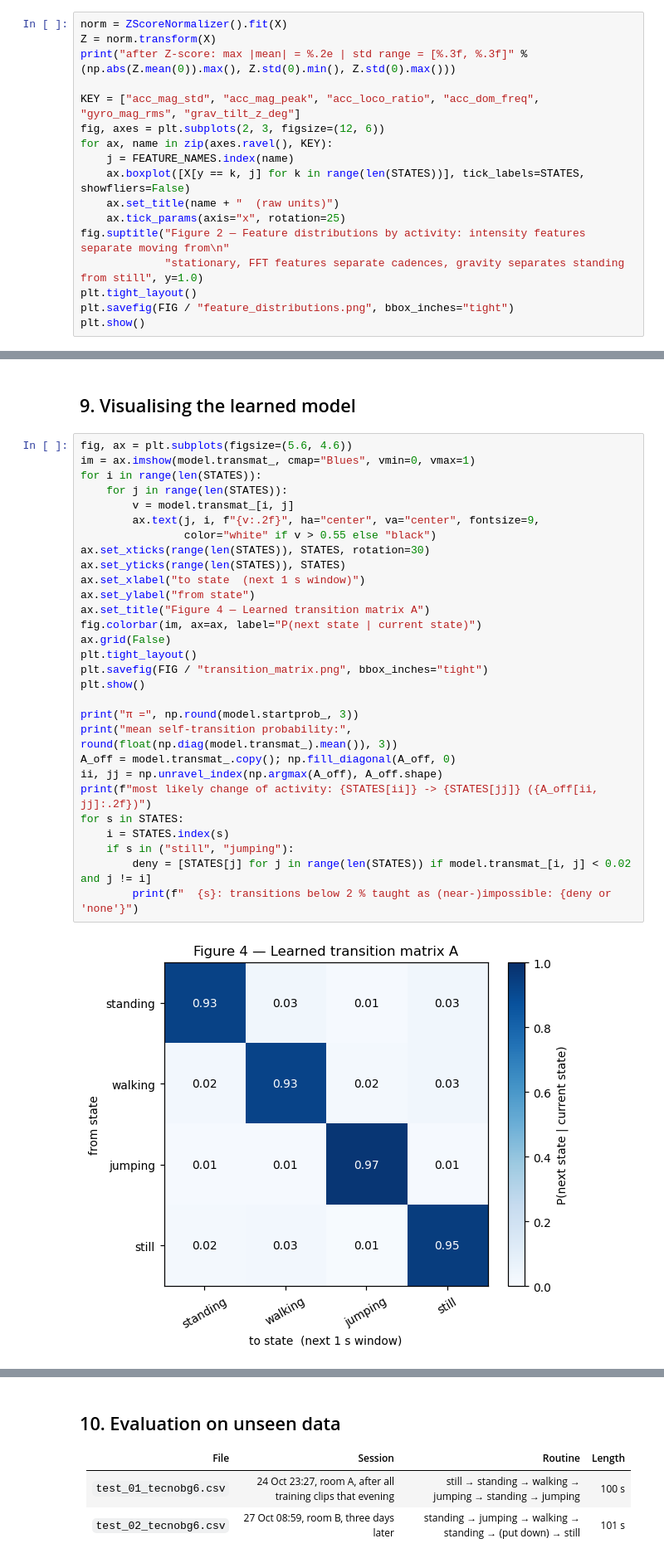
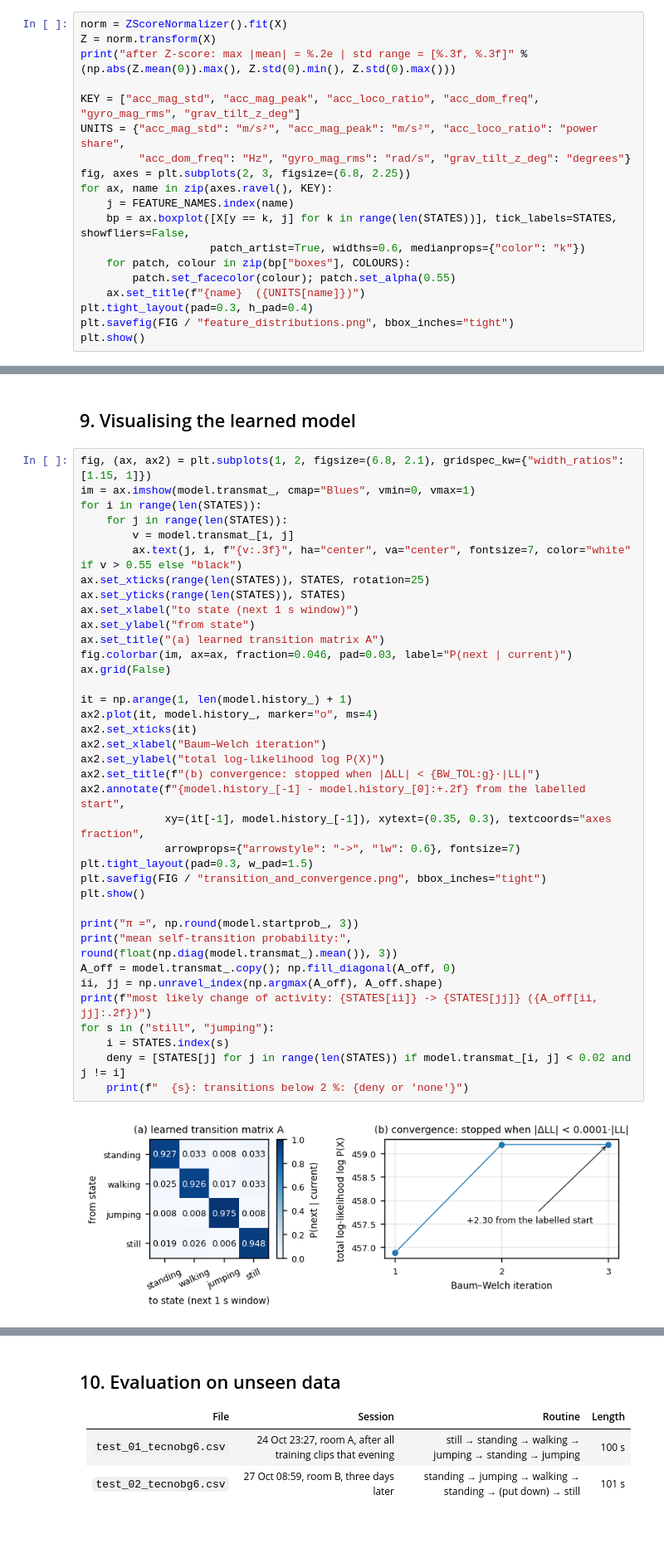
Before and after one commit to Elvin100s/hmm-activity-recognition, a Jupyter notebook: notebooks/HMM_Activity_Recognition.ipynb, the cells around one changed output, grey strips where cells are left out. Shown at 83% size. Cells and saved outputs as stored; diff of their text form; blank space fills up the shorter version.

```diff
--- a/notebooks/HMM_Activity_Recognition.ipynb
+++ b/notebooks/HMM_Activity_Recognition.ipynb
@@ -290,15 +289,17 @@ Z = norm.transform(X)
 print("after Z-score: max |mean| = %.2e | std range = [%.3f, %.3f]" % (np.abs(Z.mean(0)).max(), Z.std(0).min(), Z.std(0).max()))
 
 KEY = ["acc_mag_std", "acc_mag_peak", "acc_loco_ratio", "acc_dom_freq", "gyro_mag_rms", "grav_tilt_z_deg"]
-fig, axes = plt.subplots(2, 3, figsize=(12, 6))
+UNITS = {"acc_mag_std": "m/s²", "acc_mag_peak": "m/s²", "acc_loco_ratio": "power share",
+         "acc_dom_freq": "Hz", "gyro_mag_rms": "rad/s", "grav_tilt_z_deg": "degrees"}
+fig, axes = plt.subplots(2, 3, figsize=(6.8, 2.25))
 for ax, name in zip(axes.ravel(), KEY):
     j = FEATURE_NAMES.index(name)
-    ax.boxplot([X[y == k, j] for k in range(len(STATES))], tick_labels=STATES, showfliers=False)
-    ax.set_title(name + "  (raw units)")
-    ax.tick_params(axis="x", rotation=25)
-fig.suptitle("Figure 2 — Feature distributions by activity: intensity features separate moving from\n"
-             "stationary, FFT features separate cadences, gravity separates standing from still", y=1.0)
-plt.tight_layout()
+    bp = ax.boxplot([X[y == k, j] for k in range(len(STATES))], tick_labels=STATES, showfliers=False,
+                    patch_artist=True, widths=0.6, medianprops={"color": "k"})
+    for patch, colour in zip(bp["boxes"], COLOURS):
+        patch.set_facecolor(colour); patch.set_alpha(0.55)
+    ax.set_title(f"{name}  ({UNITS[name]})")
+plt.tight_layout(pad=0.3, h_pad=0.4)
 plt.savefig(FIG / "feature_distributions.png", bbox_inches="tight")
 plt.show()
 # %% [output]
@@ -470,36 +472,44 @@ best achievable with any permutation      : 1.000
 # %% [markdown]
 ## 9. Visualising the learned model
 # %%
-fig, ax = plt.subplots(figsize=(5.6, 4.6))
+fig, (ax, ax2) = plt.subplots(1, 2, figsize=(6.8, 2.1), gridspec_kw={"width_ratios": [1.15, 1]})
 im = ax.imshow(model.transmat_, cmap="Blues", vmin=0, vmax=1)
 for i in range(len(STATES)):
     for j in range(len(STATES)):
         v = model.transmat_[i, j]
-        ax.text(j, i, f"{v:.2f}", ha="center", va="center", fontsize=9,
-                color="white" if v > 0.55 else "black")
-ax.set_xticks(range(len(STATES)), STATES, rotation=30)
+        ax.text(j, i, f"{v:.3f}", ha="center", va="center", fontsize=7, color="white" if v > 0.55 else "black")
+ax.set_xticks(range(len(STATES)), STATES, rotation=25)
 ax.set_yticks(range(len(STATES)), STATES)
-ax.set_xlabel("to state  (next 1 s window)")
+ax.set_xlabel("to state (next 1 s window)")
 ax.set_ylabel("from state")
-ax.set_title("Figure 4 — Learned transition matrix A")
-fig.colorbar(im, ax=ax, label="P(next state | current state)")
+ax.set_title("(a) learned transition matrix A")
+fig.colorbar(im, ax=ax, fraction=0.046, pad=0.03, label="P(next | current)")
 ax.grid(False)
-plt.tight_layout()
-plt.savefig(FIG / "transition_matrix.png", bbox_inches="tight")
+
+it = np.arange(1, len(model.history_) + 1)
+ax2.plot(it, model.history_, marker="o", ms=4)
+ax2.set_xticks(it)
+ax2.set_xlabel("Baum–Welch iteration")
+ax2.set_ylabel("total log-likelihood log P(X)")
+ax2.set_title(f"(b) convergence: stopped when |ΔLL| < {BW_TOL:g}·|LL|")
+ax2.annotate(f"{model.history_[-1] - model.history_[0]:+.2f} from the labelled start",
+             xy=(it[-1], model.history_[-1]), xytext=(0.35, 0.3), textcoords="axes fraction",
+             arrowprops={"arrowstyle": "->", "lw": 0.6}, fontsize=7)
+plt.tight_layout(pad=0.3, w_pad=1.5)
+plt.savefig(FIG / "transition_and_convergence.png", bbox_inches="tight")
 plt.show()
 
 print("π =", np.round(model.startprob_, 3))
 print("mean self-transition probability:", round(float(np.diag(model.transmat_).mean()), 3))
 A_off = model.transmat_.copy(); np.fill_diagonal(A_off, 0)
 ii, jj = np.unravel_index(np.argmax(A_off), A_off.shape)
 print(f"most likely change of activity: {STATES[ii]} -> {STATES[jj]} ({A_off[ii, jj]:.2f})")
-for s in STATES:
+for s in ("still", "jumping"):
     i = STATES.index(s)
-    if s in ("still", "jumping"):
-        deny = [STATES[j] for j in range(len(STATES)) if model.transmat_[i, j] < 0.02 and j != i]
-        print(f"  {s}: transitions below 2 % taught as (near-)impossible: {deny or 'none'}")
+    deny = [STATES[j] for j in range(len(STATES)) if model.transmat_[i, j] < 0.02 and j != i]
+    print(f"  {s}: transitions below 2 %: {deny or 'none'}")
 # %% [output]
-[figure, old version]
+[figure, new version]
 π = [0.3 0.1 0.2 0.4]
 mean self-transition probability: 0.944
 most likely change of activity: walking -> still (0.03)
```
Also changed, not shown: parts of 10 cells of this notebook, 10 other files.
